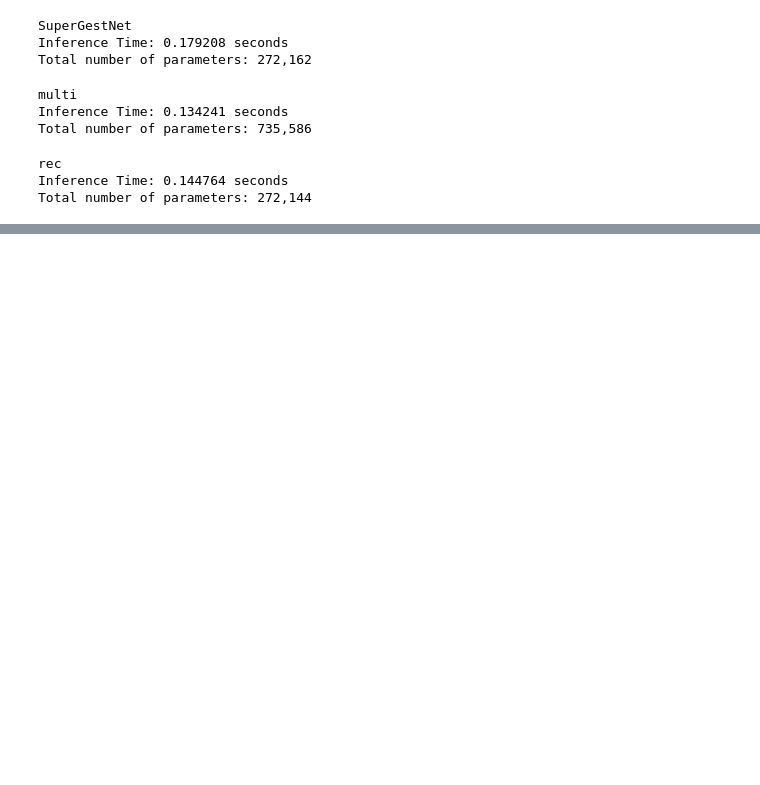
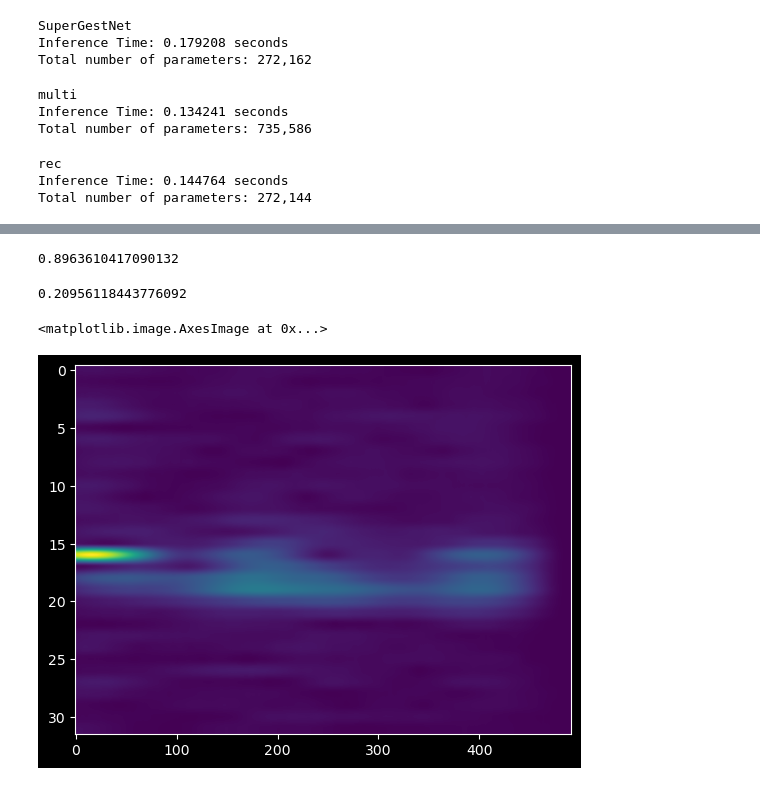
Before and after one commit to NetanelBlumenfeld/Radar-Sr-Classifer, a Jupyter notebook: python/gestures/notebooks/model_preformace.ipynb, the cells around one changed output, grey strips where cells are left out. Drawn from its saved outputs; the diff is of its cells as text; code cells hidden in the pictures; blank space fills up the shorter version.

```diff
--- a/python/gestures/notebooks/model_preformace.ipynb
+++ b/python/gestures/notebooks/model_preformace.ipynb
@@ -159,3 +140,14 @@ get_model_params(rec,"rec",dummy_input[0])
 rec
 Inference Time: 0.144764 seconds
 Total number of parameters: 272,144
+# %%
+modelp = '/Users/netanelblumenfeld/Desktop/bgu/Msc/code/out/classifier/TinyRadar_loss_TinyLoss/dsx_1_dsy_1_original_dim_True/2024-06-24_18:23:05/model/total_loss.pth'
+model,_,ep,lo= BasicModel.load_pre_train_model(device=torch.device("cpu"), model_dir=modelp)
+# If inputs were normalized, then
+# atk.set_normalization_used(mean=[...], std=[...])
+# x ,y= model.reshape_to_model_output(x,y,torch.device("cpu"))
+# outputs = model(x)
+# outputs.shape
+
+# print(f'output shape - {outputs.shape}')
+# print(f'label shape - {y.shape}')
@@ -161,0 +804,20 @@ Total number of parameters: 272,144
+# %%
+atk = PGD(model, eps=8/255, alpha=2/255, steps=4)
+# adv_images = atk(x,  y)
+# %%
+acc_regular = AccuracyMetric()
+acc_attack = AccuracyMetric()
+model.eval()
+print(len(data_loader['test']))
+for i,  (x,y) in enumerate(data_loader['test']):
+    print(i)
+
+    x ,y= model.reshape_to_model_output(x,y,torch.device("cpu"))
+    adv_images = atk(x,  y)
+
+    outputs_attack= model(adv_images)
+    acc_attack.update(outputs=outputs_attack,labels= y)
+
+    outputs = model(x)
+    acc_regular.update(outputs=outputs,labels= y)
+    # break
@@ -161,0 +842,15 @@ Total number of parameters: 272,144
+# %%
+acc_regular.value
+# %% [output]
+0.8963610417090132
+# %%
+acc_attack.value
+# %% [output]
+0.20956118443776092
+# %%
+img = x[0,0,0]
+# %%
+plt.imshow(img, aspect='auto')
+# %% [output]
+<matplotlib.image.AxesImage at 0x...>
+[figure, added]
```
Also changed, not shown: parts of 9 cells of this notebook, 7 other files.
